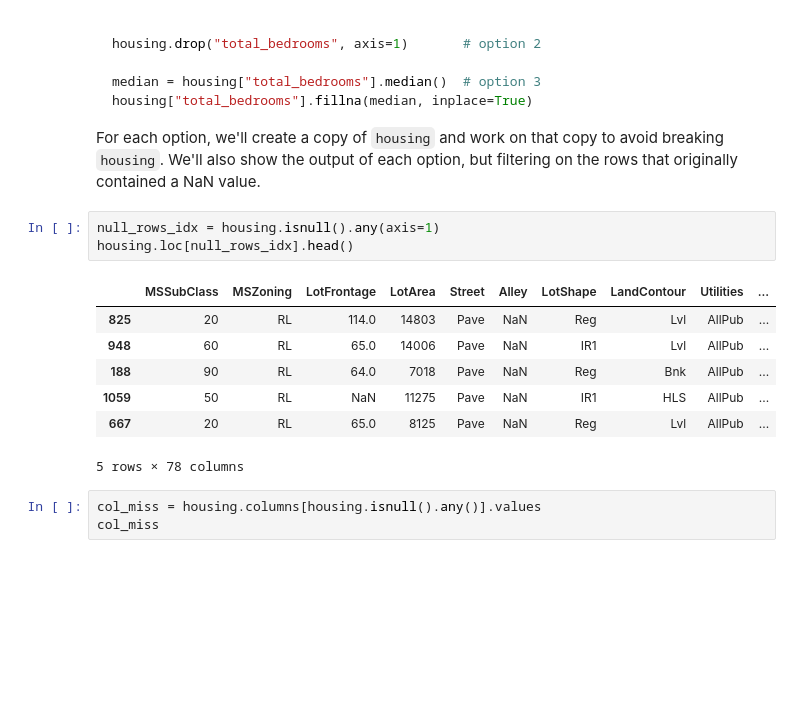
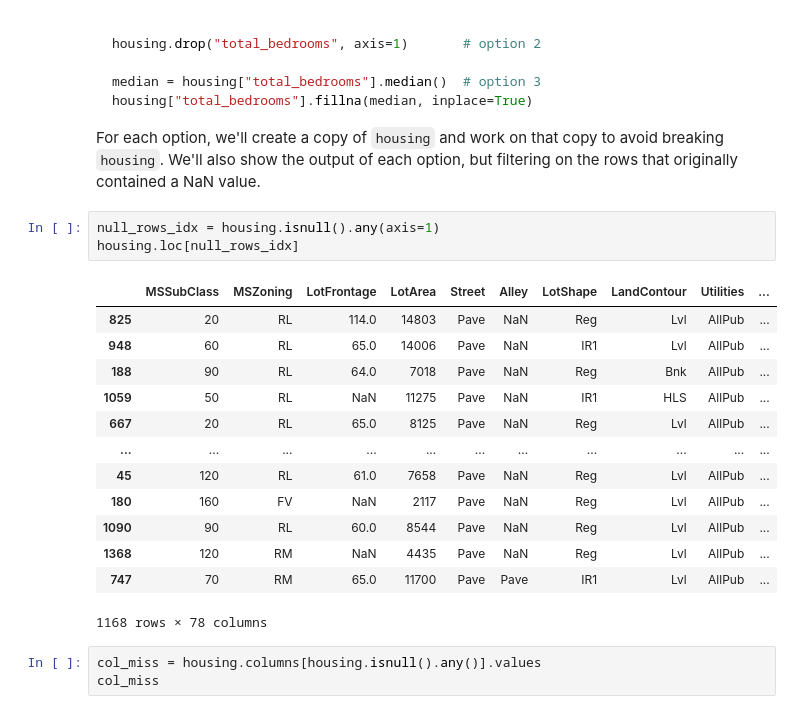
Before and after one commit to colafishx/handson-ml3, a Jupyter notebook: 02_end_to_end_machine_learning_project.ipynb, the cells around one changed output. Saved outputs shown, nothing was run; the diff lists cells and outputs as text; blank space fills up the shorter version.

```diff
--- a/02_end_to_end_machine_learning_project.ipynb
+++ b/02_end_to_end_machine_learning_project.ipynb
@@ -454,15 +455,21 @@ housing["total_bedrooms"].fillna(median, inplace=True)
 For each option, we'll create a copy of `housing` and work on that copy to avoid breaking `housing`. We'll also show the output of each option, but filtering on the rows that originally contained a NaN value.
 # %%
 null_rows_idx = housing.isnull().any(axis=1)
-housing.loc[null_rows_idx].head()
+housing.loc[null_rows_idx]
 # %% [output]
 |  | MSSubClass | MSZoning | LotFrontage | LotArea | Street | Alley | LotShape | LandContour | Utilities | ... |
 | 825 | 20 | RL | 114.0 | 14803 | Pave | NaN | Reg | Lvl | AllPub | ... |
 | 948 | 60 | RL | 65.0 | 14006 | Pave | NaN | IR1 | Lvl | AllPub | ... |
 | 188 | 90 | RL | 64.0 | 7018 | Pave | NaN | Reg | Bnk | AllPub | ... |
 | 1059 | 50 | RL | NaN | 11275 | Pave | NaN | IR1 | HLS | AllPub | ... |
 | 667 | 20 | RL | 65.0 | 8125 | Pave | NaN | Reg | Lvl | AllPub | ... |
+| ... | ... | ... | ... | ... | ... | ... | ... | ... | ... | ... |
+| 45 | 120 | RL | 61.0 | 7658 | Pave | NaN | Reg | Lvl | AllPub | ... |
+| 180 | 160 | FV | NaN | 2117 | Pave | NaN | Reg | Lvl | AllPub | ... |
+| 1090 | 90 | RL | 60.0 | 8544 | Pave | NaN | Reg | Lvl | AllPub | ... |
+| 1368 | 120 | RM | NaN | 4435 | Pave | NaN | Reg | Lvl | AllPub | ... |
+| 747 | 70 | RM | 65.0 | 11700 | Pave | Pave | IR1 | Lvl | AllPub | ... |
-5 rows × 78 columns
+1168 rows × 78 columns
 # %%
 col_miss = housing.columns[housing.isnull().any()].values
 col_miss
```
Also changed, not shown: parts of 47 cells of this notebook.
